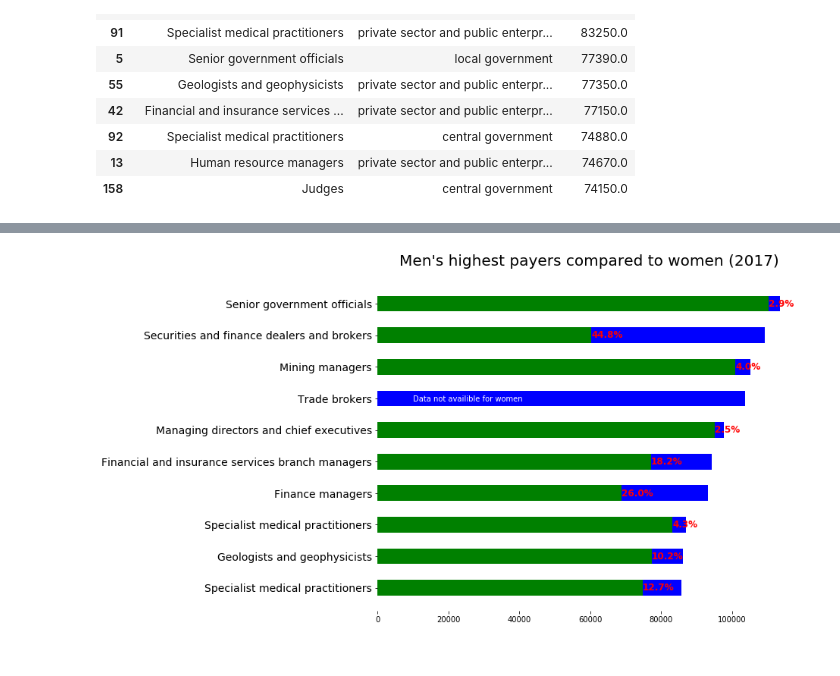
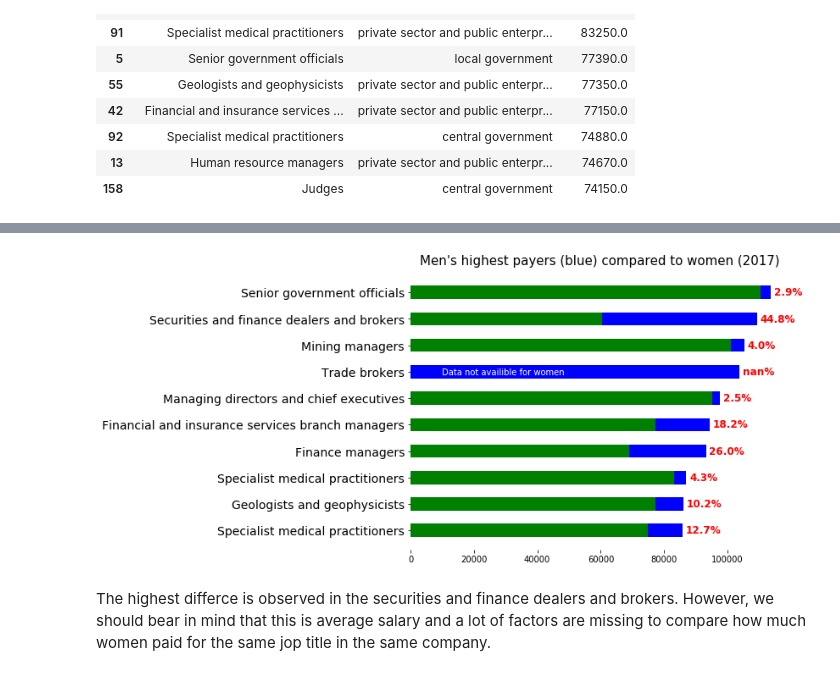
Before and after one commit to Tewodata/Average-salary-men-women-Norway, a Jupyter notebook: average_salary_sex_jobs_years.ipynb, the cells around one changed output, grey strips where cells are left out. Drawn from its saved outputs; the diff is of its cells as text; code cells hidden in the pictures.

Commit message:
Figures are modified

```diff
--- a/average_salary_sex_jobs_years.ipynb
+++ b/average_salary_sex_jobs_years.ipynb
@@ -5,7 +5,7 @@ import numpy as np
 import matplotlib.pyplot as plt
 # %%
 #read the csv file into pandas DataFrame
-data =pd.read_csv(r'C:\file location\average_salary_jobs_sex_years.csv')
+data =pd.read_csv(r'C:file location average_salary_jobs_sex_years.csv')
 #show top 10 and notice the structure
 data.head(10)
 # %% [output]
@@ -147,41 +221,47 @@ highest_sector_for_women
 # %%
-#What are top ten payers for men and women in 2017
+#What are the least payers for men and women in 2017
 # and plot horizontal bar for each sex
-fig,(ax1,ax2)=plt.subplots(1,2,sharey=False,sharex=False,figsize=(20,10))
-men_top_10_payers_2017=final.nlargest(10,'men_2017',keep='first')[['job','men_2017']]
+fig,(ax1,ax2)=plt.subplots(1,2,sharey=False,sharex=False,figsize=(20,14))
+men_top_10_payers_2017=final.nsmallest(10,'men_2017',keep='first')[['job','men_2017']]
 col_names_m2017=list(men_top_10_payers_2017['job'])
 bar_width_m2017=men_top_10_payers_2017['men_2017']
 bar_positions=np.arange(10)+1
 tick_positions=range(1,11)
 ax1.barh(bar_positions,bar_width_m2017,0.7, color='g')
 ax1.set_yticks(tick_positions)
-ax1.set_yticklabels(col_names_m2017,size=14)
-ax1.set_xlabel('Top ten payers for men (2017)', size=20)
+ax1.set_yticklabels(col_names_m2017,size=25)
+ax1.set_xlabel('Men (2017)',size=30,color='b')
+ax1.axes.tick_params(axis='x',labelsize='20')
+ax1.text(20000,-1,'The least paying jobs (2017)',size=30,color='r')
 ax1.xaxis.set_label_position('top')
 #padding to the axis title
-ax1.xaxis.labelpad = 20
+ax1.xaxis.labelpad = 5
 ax1.invert_yaxis()
-#Turn of axis spines
+for label in ax1.xaxis.get_ticklabels()[::2]:
+    label.set_visible(False)
 for loc, spine in ax1.spines.items():
     if loc in ['left','bottom','right','top']:
         spine.set_visible(False)
 #add similar plot for women
-wom_top_10_payers_2017=final.nlargest(10,'wom_2017',keep='first')[['job','wom_2017']]
+wom_top_10_payers_2017=final.nsmallest(10,'wom_2017',keep='first')[['job','wom_2017']]
 col_names_w2017=list(wom_top_10_payers_2017['job'])
 bar_width_w2017=wom_top_10_payers_2017['wom_2017']
 ax2.barh(bar_positions,bar_width_w2017,0.7, color='b')
 ax2.set_yticks(tick_positions)
-ax2.set_yticklabels(col_names_w2017,size=14)
+ax2.set_yticklabels(col_names_w2017,size=25)
 ax2.yaxis.tick_right()
-ax2.set_xlabel('Top ten payers for women (2017)', size=20)
+ax2.axes.tick_params(axis='x',labelsize='20')
+ax2.set_xlabel('Women (2017)',size=30,color='b')
 ax2.xaxis.set_label_position('top')
-ax2.xaxis.labelpad = 20
+ax2.xaxis.labelpad = 5
 ax2.invert_yaxis()
 ax2.invert_xaxis()
+for label in ax2.xaxis.get_ticklabels()[::2]:
+    label.set_visible(False)
 for loc, spine in ax2.spines.items():
     if loc in ['left','bottom','right','top']:
         spine.set_visible(False)
-plt.savefig(r'location\highest_payers_men_wom2017.png',bbox_inches = 'tight')
+plt.savefig(r'location\lowest_payers_men_wom2017.png',bbox_inches = 'tight')
 plt.show
 # %% [output]
 <function matplotlib.pyplot.show>
@@ -232,36 +271,39 @@ plt.show
 # %%
 men_top10_payers_2017=final.nlargest(10,'men_2017',keep='first')[['job','men_2017','wom_2017']]
 men_top10_payers_2017['percentage_diff']=men_top10_payers_2017['men_2017']-men_top10_payers_2017['wom_2017']
 men_top10_payers_2017['percentage_diff']=(men_top10_payers_2017['percentage_diff']/men_top10_payers_2017['men_2017'])*100
 men_top10_payers_2017['percentage_diff']=men_top10_payers_2017['percentage_diff'].round(1)
-fig,ax=plt.subplots(1,sharey=False,figsize=(10,8))
+fig,ax=plt.subplots(1,sharey=False,figsize=(8,6))
 #ax = fig.add_subplot(111)
 col_names_m2017=list(men_top10_payers_2017['job'])
 bar_width_men_2017=men_top10_payers_2017['men_2017']
 bar_width_wom_2017=men_top10_payers_2017['wom_2017']
 bar_positions=np.arange(10)+1
 tick_positions=range(1,11)
 ax.barh(bar_positions,bar_width_men_2017,0.5, color='b') # plot here
 for loc, spine in ax.spines.items():
     if loc in ['left','bottom','right','top']:
         spine.set_visible(False)
-#ax.minorticks_off()
+#Plot horizontal bar here
 ax.barh(bar_positions,bar_width_wom_2017,0.5, color='g') # plot here
 ax.set_yticks(tick_positions)
 ax.set_yticklabels(col_names_m2017,size=14)
-ax.set_xlabel('Men\'s highest payers compared to women (2017)',size=20)
+ax.set_xlabel('Men\'s highest payers (blue) compared to women (2017)',size=15)
 ax.xaxis.set_label_position('top')
-ax.xaxis.labelpad = 20
+ax.xaxis.labelpad = 10
 ax.invert_yaxis()
 ax.text(10000,4.1,'Data not availible for women',color='w')
-l=list(men_top10_payers_2017['wom_2017'].values)
+
+l=list(men_top10_payers_2017['men_2017'].values)
 for i, p in enumerate(men_top10_payers_2017['percentage_diff']):
     if pd.isnull(l[i]):
         c=0
         ax1.text(s=c, x=c, y=i+1, color="g", verticalalignment="center", size=18)
     else:
-        ax.text(s=str(p)+"%", x=(l[i]), y=i+1, color="r",weight='bold',verticalalignment="center", size=12)
+        ax.text(s=str(p)+"%", x=(l[i]+1000), y=i+1, color="r",weight='bold',verticalalignment="center", size=12)
 plt.savefig(r'location\highest_payers_men2017.png',bbox_inches = 'tight')
 plt.show()
 # %% [output]
-[figure, old version]
+[figure, new version]
+# %% [markdown]
+The highest differce is observed in the securities and finance dealers and brokers. However, we should bear in mind that this is average salary and a lot of factors are missing to compare how much women paid for the same jop title in the same company.
```
Also changed, not shown: parts of 13 cells of this notebook.
